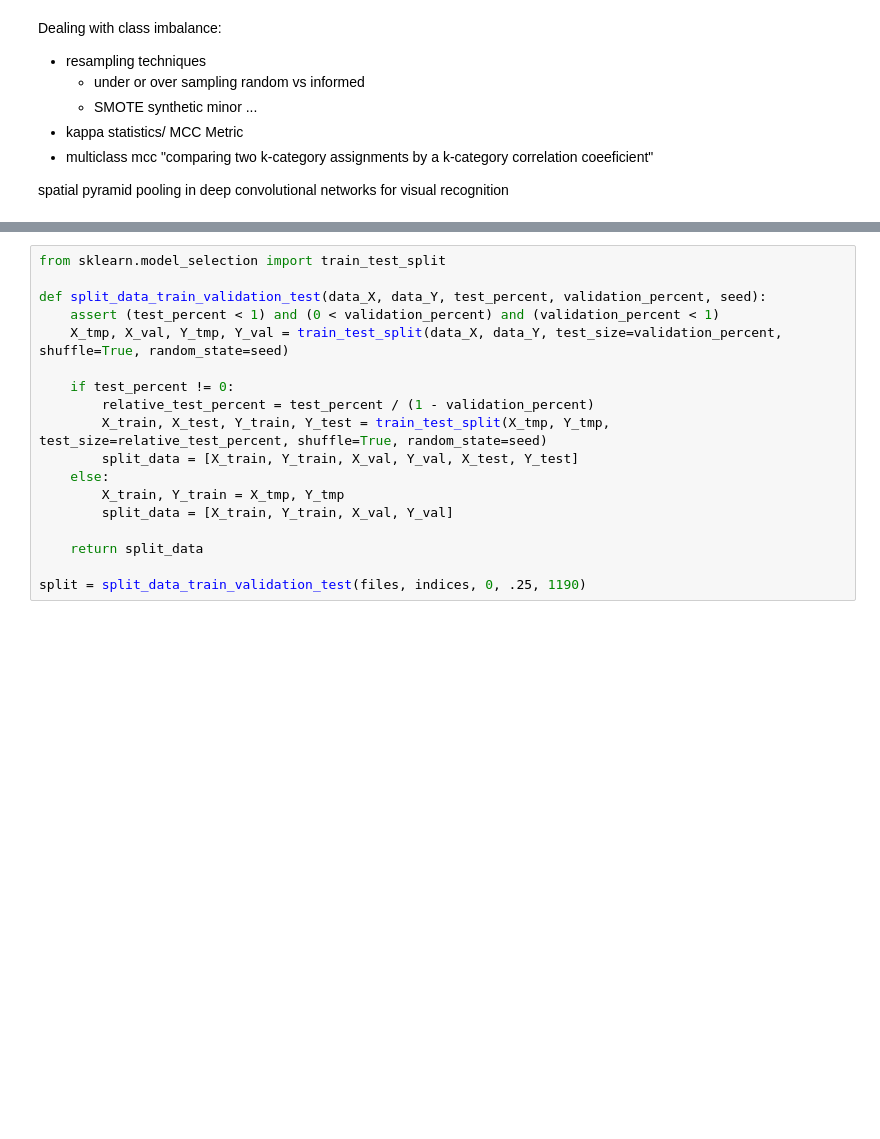
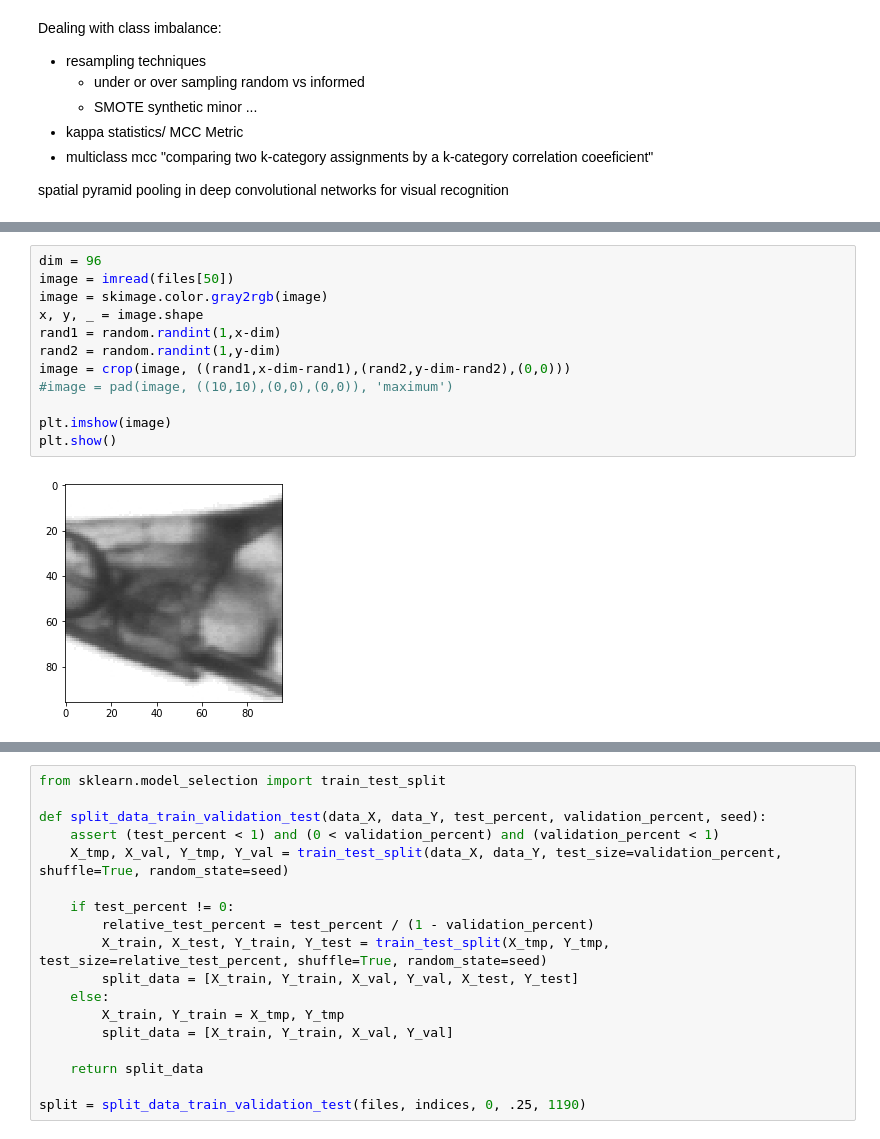
Before and after one commit to FM-uib/INF368, a Jupyter notebook: Ex1/Assignment 1.ipynb, the cells around one changed output, grey strips where cells are left out. Drawn from its saved outputs; the diff is of its cells as text; blank space fills up the shorter version.

```diff
--- a/Ex1/Assignment 1.ipynb
+++ b/Ex1/Assignment 1.ipynb
@@ -59,0 +127,14 @@ class MY_Gen(Sequence):
+# %%
+dim = 96
+image = imread(files[50])
+image = skimage.color.gray2rgb(image)
+x, y, _ = image.shape
+rand1 = random.randint(1,x-dim)
+rand2 = random.randint(1,y-dim)
+image = crop(image, ((rand1,x-dim-rand1),(rand2,y-dim-rand2),(0,0)))
+#image = pad(image, ((10,10),(0,0),(0,0)), 'maximum')
+
+plt.imshow(image)
+plt.show()
+# %% [output]
+[figure, added]
```
Also changed, not shown: parts of 9 cells of this notebook.
